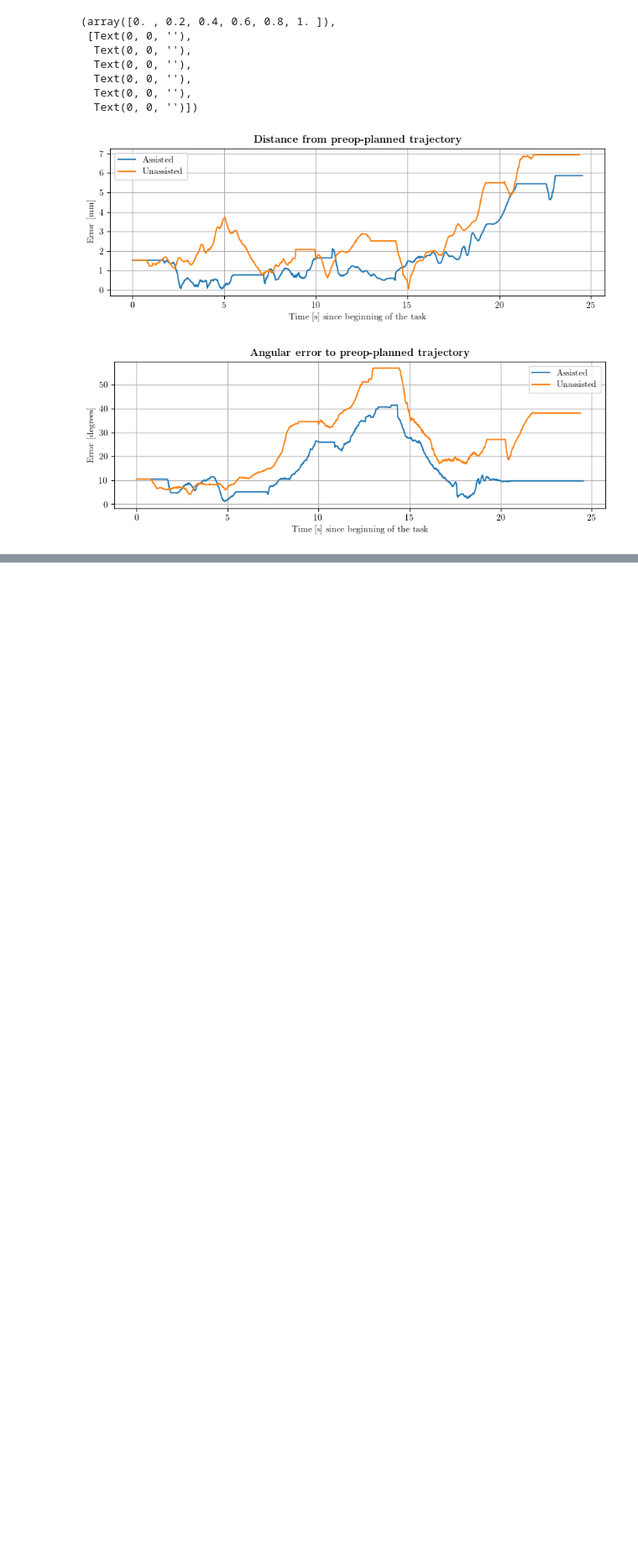
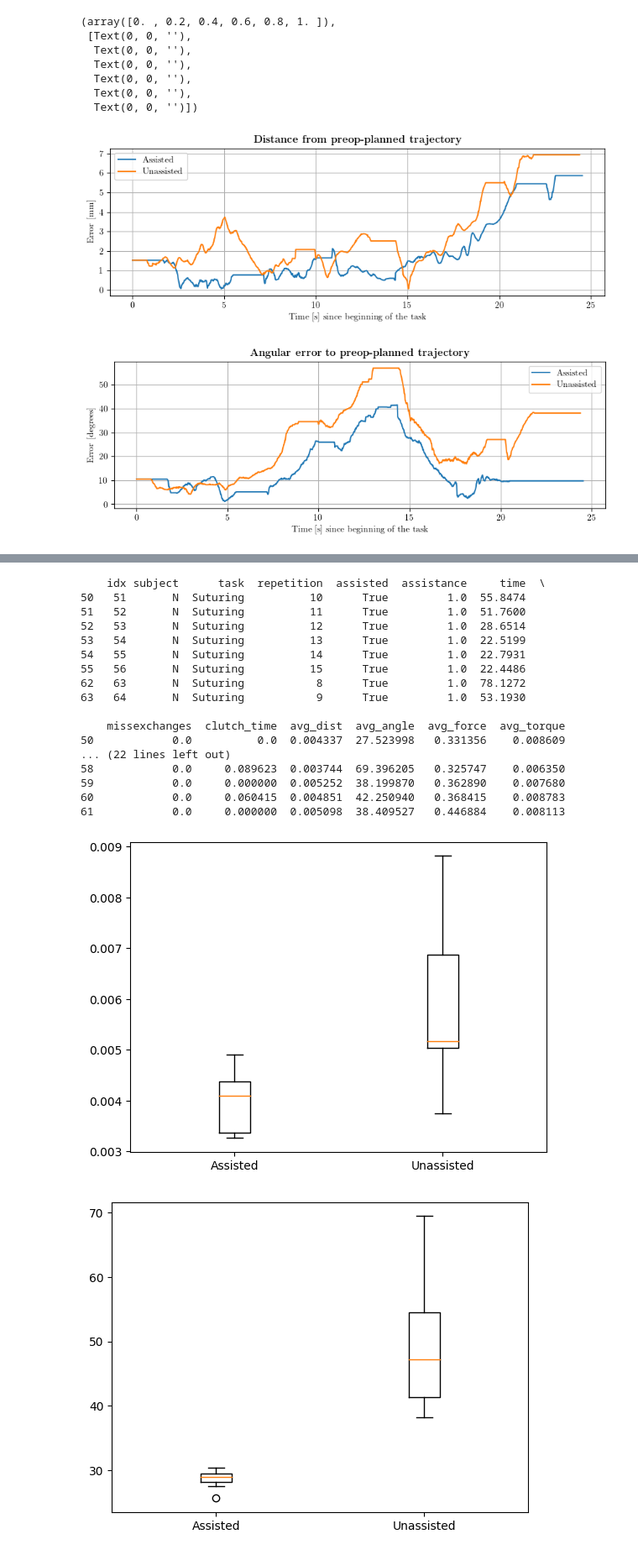
Before and after one commit to alberto-rota/Enhanched-Haptic-Training-for-Robotic-Assisted-Surgery, a Jupyter notebook: Notes/graphs.ipynb, the cells around one changed output, grey strips where cells are left out. Shown at 84% size. Drawn from its saved outputs; the diff is of its cells as text; code cells hidden in the pictures; blank space fills up the shorter version.

```diff
--- a/Notes/graphs.ipynb
+++ b/Notes/graphs.ipynb
@@ -52,0 +55,7 @@ plt.show()
+# %%
+import pandas as pd
+import matplotlib.pyplot as plt
+import matplotlib
+matplotlib.rcParams.update(matplotlib.rcParamsDefault)
+data = pd.read_csv("C:\\Users\\alber\\Desktop\\Active_Constraints\\Assessment\\Results\\Suturing.csv")
+data
@@ -52,0 +76,36 @@ plt.show()
+# %%
+anna = data.loc[data['subject']=='N']
+ass = anna.loc[data['assisted']==True]
+nass = anna.loc[data['assisted']==False]
+print(ass)
+print(nass)
+
+plt.boxplot([ass['avg_dist'],nass['avg_dist']],labels=['Assisted','Unassisted'])
+plt.show()
+plt.boxplot([ass['avg_angle'],nass['avg_angle']],labels=['Assisted','Unassisted'])
+plt.show()
+plt.boxplot([ass['avg_force'],nass['avg_force']],labels=['Assisted','Unassisted'])
+plt.show()
+
+plt.boxplot([ass['avg_torque'],nass['avg_torque']],labels=['Assisted','Unassisted'])
+plt.show()
+# %% [output]
+    idx subject      task  repetition  assisted  assistance     time  \
+50   51       N  Suturing          10      True         1.0  55.8474
+51   52       N  Suturing          11      True         1.0  51.7600
+52   53       N  Suturing          12      True         1.0  28.6514
+53   54       N  Suturing          13      True         1.0  22.5199
+54   55       N  Suturing          14      True         1.0  22.7931
+55   56       N  Suturing          15      True         1.0  22.4486
+62   63       N  Suturing           8      True         1.0  78.1272
+63   64       N  Suturing           9      True         1.0  53.1930
+
+    missexchanges  clutch_time  avg_dist  avg_angle  avg_force  avg_torque
+50            0.0          0.0  0.004337  27.523998   0.331356    0.008609
+... (22 lines left out)
+58            0.0     0.089623  0.003744  69.396205   0.325747    0.006350
+59            0.0     0.000000  0.005252  38.199870   0.362890    0.007680
+60            0.0     0.060415  0.004851  42.250940   0.368415    0.008783
+61            0.0     0.000000  0.005098  38.409527   0.446884    0.008113
+[figure, added]
+[figure, added]
```
Also changed, not shown: parts of 10 cells of this notebook, 8 other files.
